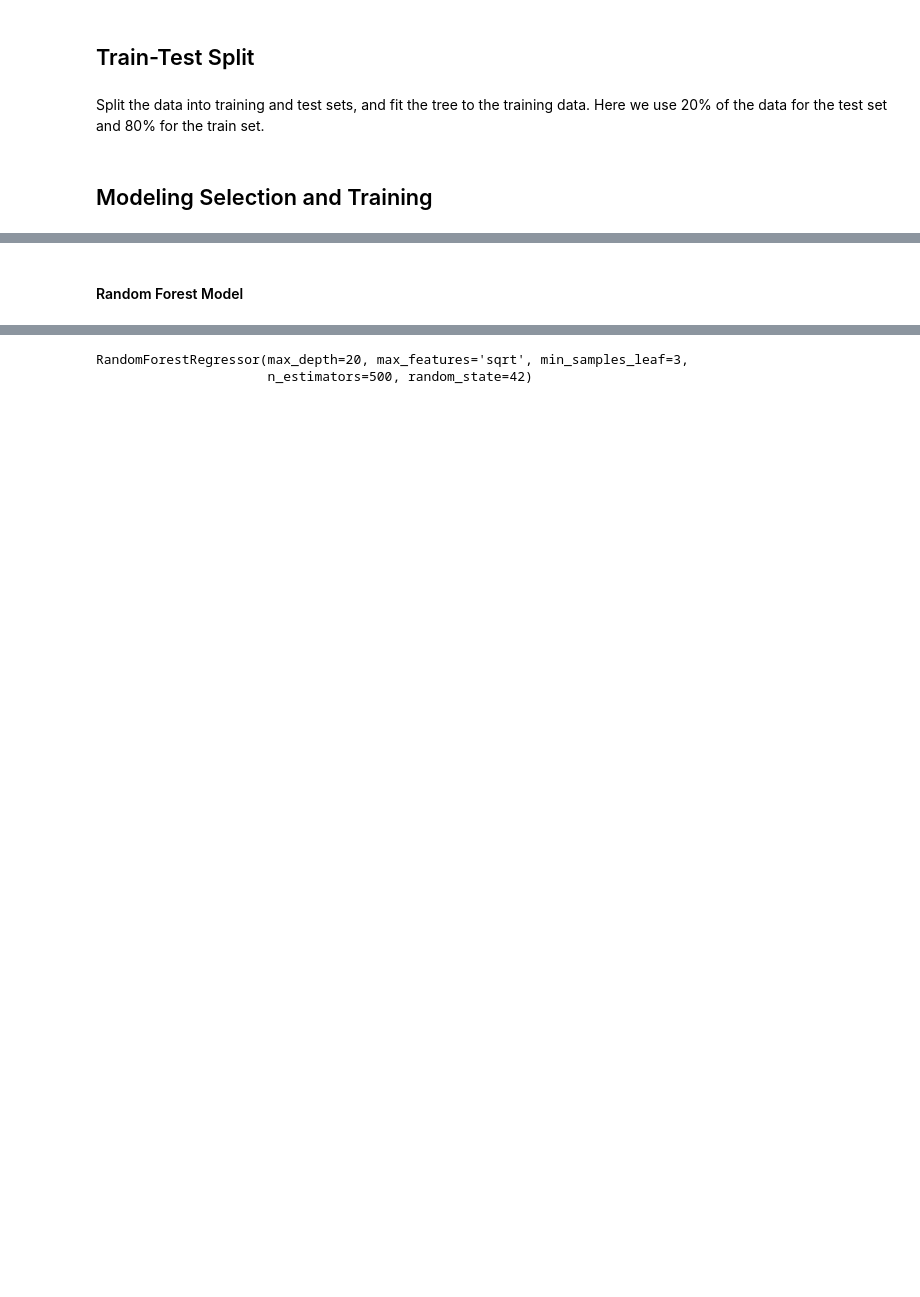
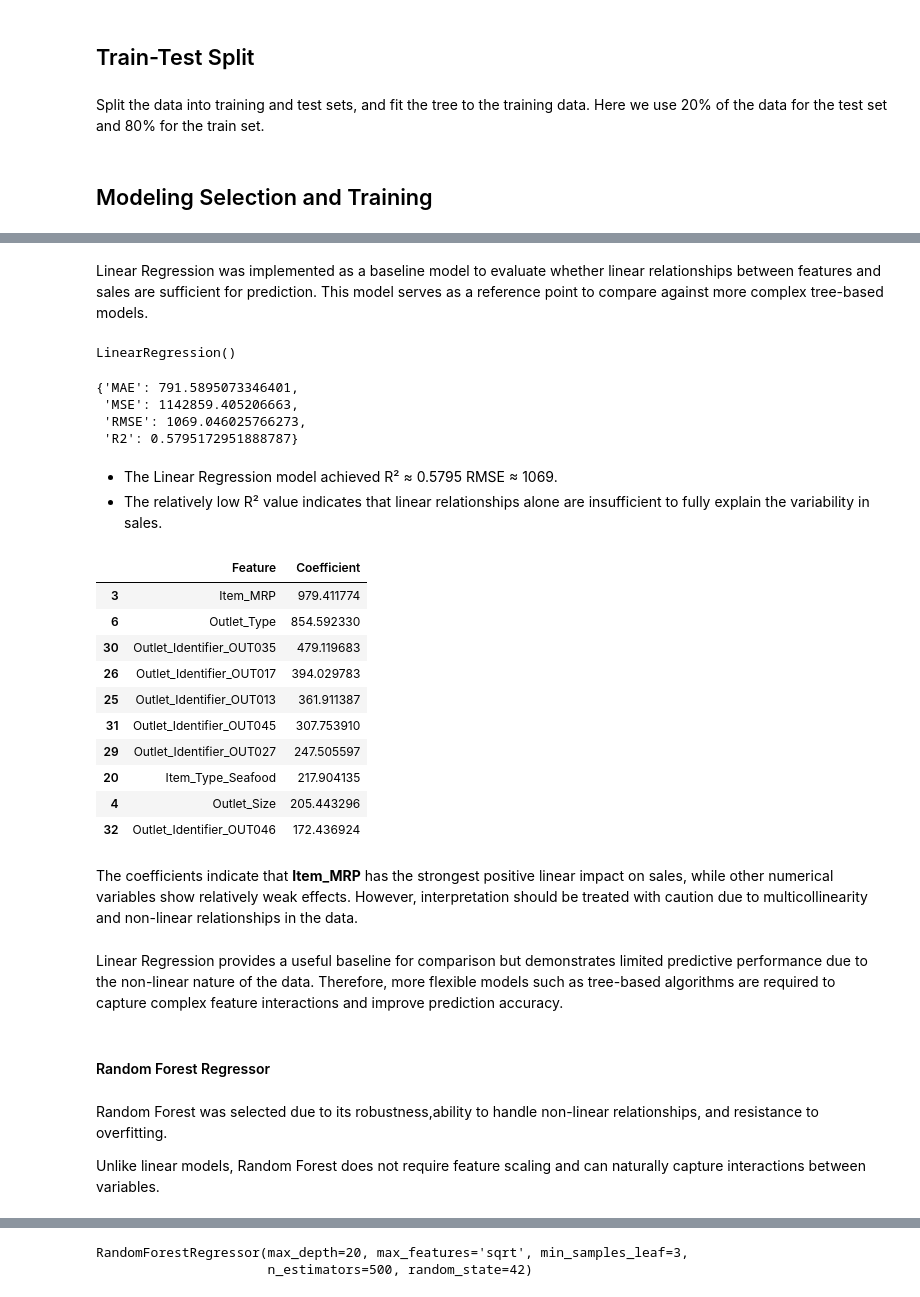
Before and after one commit to bichptn04/Big-Mart-Sales, a Jupyter notebook: Big Mart Sales Prediction.ipynb, the cells around one changed output, grey strips where cells are left out. Cells and saved outputs as stored; diff of their text form; code cells hidden in the pictures; blank space fills up the shorter version.

```diff
--- a/Big Mart Sales Prediction.ipynb
+++ b/Big Mart Sales Prediction.ipynb
@@ -300,2 +291,58 @@ def evaluate_model(Y_true, Y_pred):
+# %% [markdown]
+Linear Regression was implemented as a baseline model to evaluate whether linear relationships between features and sales are sufficient for prediction. This model serves as a reference point to compare against more complex tree-based models.
+# %%
+scale = StandardScaler()
+
+X_train_scaled = X_train.copy()
+X_test_scaled = X_test.copy()
+
+X_train_scaled[num_cols] = scale.fit_transform(X_train[num_cols])
+X_test_scaled[num_cols] = scale.transform(X_test[num_cols])
+# %%
+lr = LinearRegression()
+lr.fit(X_train_scaled, Y_train)
+# %% [output]
+LinearRegression()
+# %%
+lr_y_pred = lr.predict(X_test_scaled)
+lr_results = evaluate_model(Y_test, lr_y_pred)
+lr_results
+# %% [output]
+{'MAE': 791.5895073346401,
+ 'MSE': 1142859.405206663,
+ 'RMSE': 1069.046025766273,
+ 'R2': 0.5795172951888787}
+# %% [markdown]
+- The Linear Regression model achieved R² ≈ 0.5795 RMSE ≈ 1069.
+- The relatively low R² value indicates that linear relationships alone are insufficient to fully explain the variability in sales.
+# %%
+coef_df = pd.DataFrame({
+    'Feature': X_train.columns,
+    'Coefficient': lr.coef_
+}).sort_values(by='Coefficient', ascending=False)
+
+coef_df.head(10)
+# %% [output]
+|  | Feature | Coefficient |
+| 3 | Item_MRP | 979.411774 |
+| 6 | Outlet_Type | 854.592330 |
+| 30 | Outlet_Identifier_OUT035 | 479.119683 |
+| 26 | Outlet_Identifier_OUT017 | 394.029783 |
+| 25 | Outlet_Identifier_OUT013 | 361.911387 |
+| 31 | Outlet_Identifier_OUT045 | 307.753910 |
+| 29 | Outlet_Identifier_OUT027 | 247.505597 |
+| 20 | Item_Type_Seafood | 217.904135 |
+| 4 | Outlet_Size | 205.443296 |
+| 32 | Outlet_Identifier_OUT046 | 172.436924 |
+# %% [markdown]
+The coefficients indicate that **Item_MRP** has the strongest positive linear impact on sales, while other numerical variables show relatively weak effects.
+However, interpretation should be treated with caution due to multicollinearity and non-linear relationships in the data.
+# %% [markdown]
+Linear Regression provides a useful baseline for comparison but demonstrates limited predictive performance due to the non-linear nature of the data.
+Therefore, more flexible models such as tree-based algorithms are required to capture complex feature interactions and improve prediction accuracy.
 # %% [markdown]
-#### Random Forest Model
+#### Random Forest Regressor
+# %% [markdown]
+Random Forest was selected due to its robustness,ability to handle non-linear relationships, and resistance to overfitting.
+
+Unlike linear models, Random Forest does not require feature scaling and can naturally capture interactions between variables.
```
Also changed, not shown: parts of 21 cells of this notebook.
